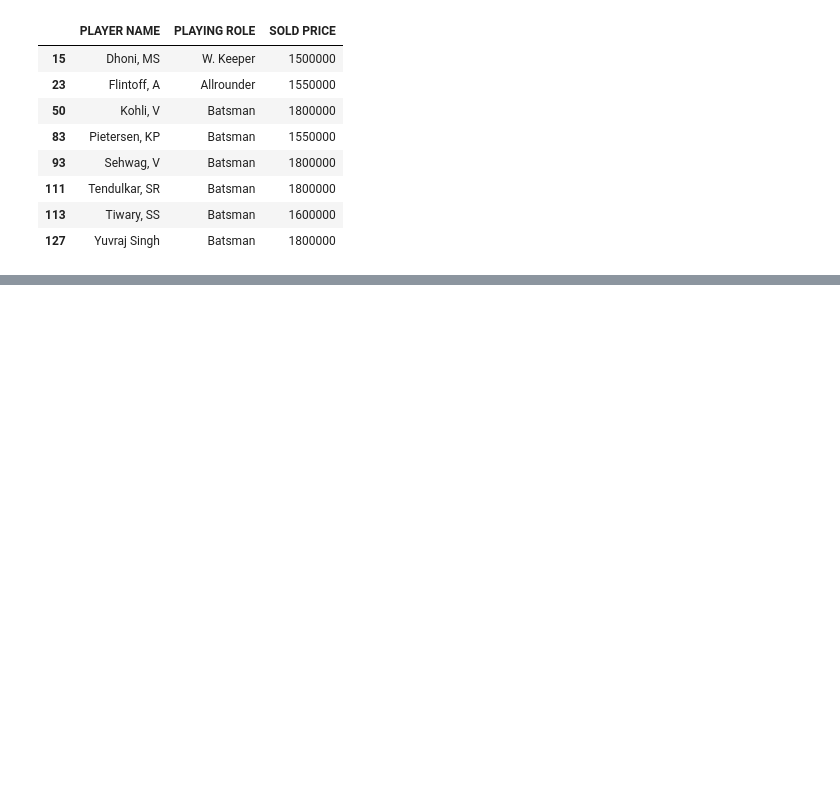
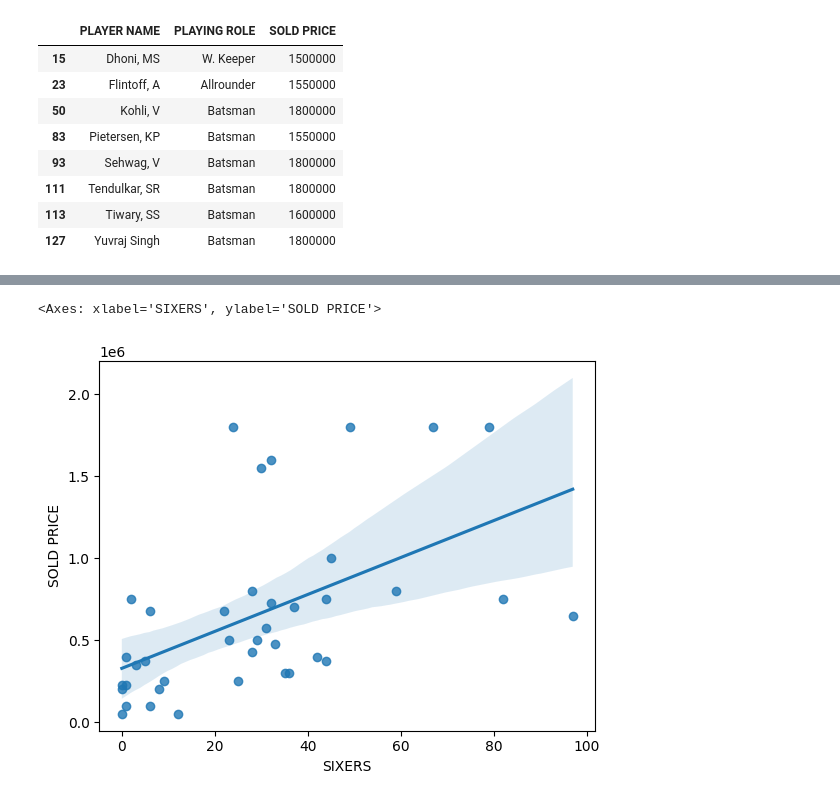
Before and after one commit to aparna-2001/machine_learning_using_python, a Jupyter notebook: Descriptive_analysis_ipl_data.ipynb, the cells around one changed output, grey strips where cells are left out. Drawn from its saved outputs; the diff is of its cells as text; code cells hidden in the pictures; blank space fills up the shorter version.

```diff
--- a/Descriptive_analysis_ipl_data.ipynb
+++ b/Descriptive_analysis_ipl_data.ipynb
@@ -302,0 +375,7 @@ ipl_df[ipl_df['SOLD PRICE'] > 1350000 ] [['PLAYER NAME', 'PLAYING ROLE', 'SOLD P
+# %%
+sn.regplot(x = 'SIXERS',
+           y = 'SOLD PRICE',
+           data = ipl_batsman_df)
+# %% [output]
+<Axes: xlabel='SIXERS', ylabel='SOLD PRICE'>
+[figure, added]
```
Also changed, not shown: parts of 14 cells of this notebook.
